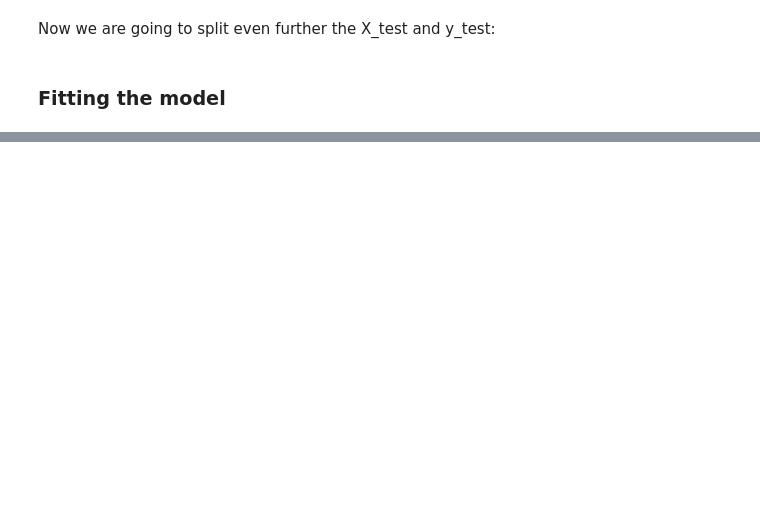
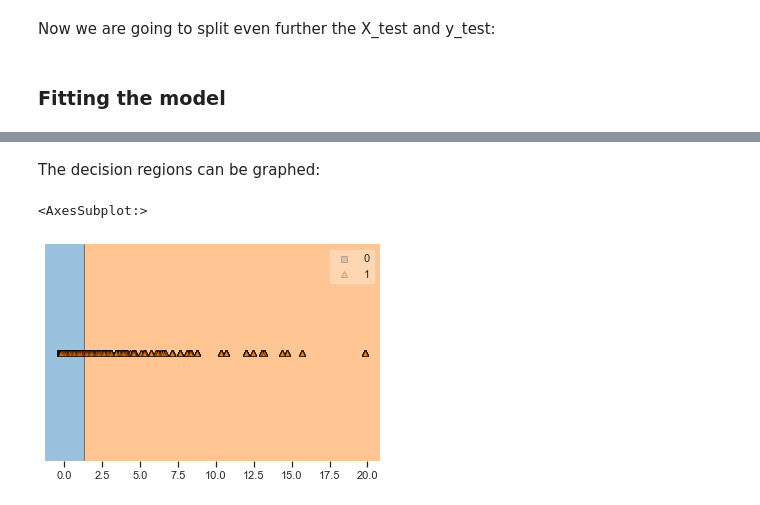
Before and after one commit to Forastierii/case-ambev, a Jupyter notebook: case-ambev.ipynb, the cells around one changed output, grey strips where cells are left out. Saved outputs shown, nothing was run; the diff lists cells and outputs as text; code cells hidden in the pictures; blank space fills up the shorter version.

```diff
--- a/case-ambev.ipynb
+++ b/case-ambev.ipynb
@@ -425,0 +517,9 @@ logistic_model.fit(X=X_train, y=y_train) #fitting the model with data
+# %% [markdown]
+The decision regions can be graphed:
+# %%
+plot_decision_regions(np.array(X_train),
+                      np.array(y_train),
+                      logistic_model, scatter_kwargs={'alpha':0.2})
+# %% [output]
+<AxesSubplot:>
+[figure, added]
```
Also changed, not shown: parts of 47 cells of this notebook.
